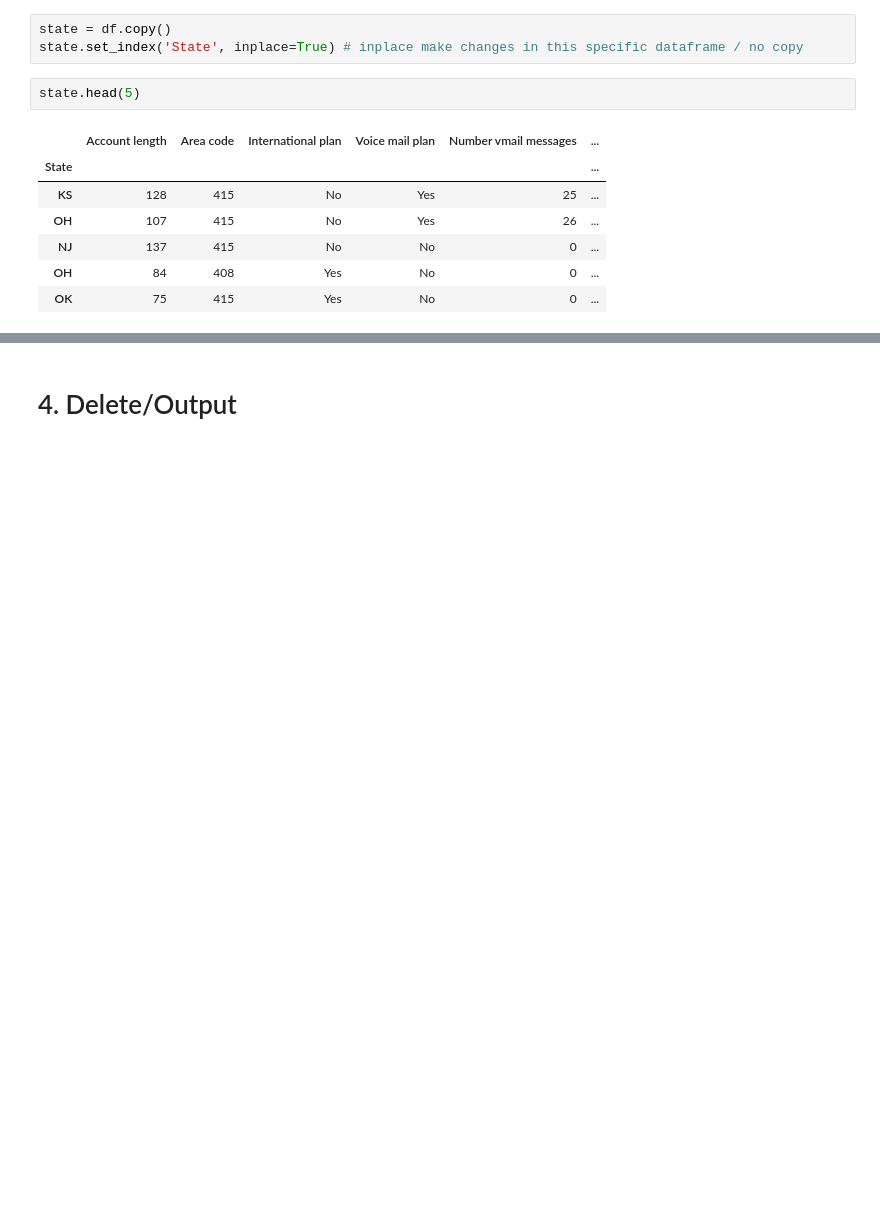
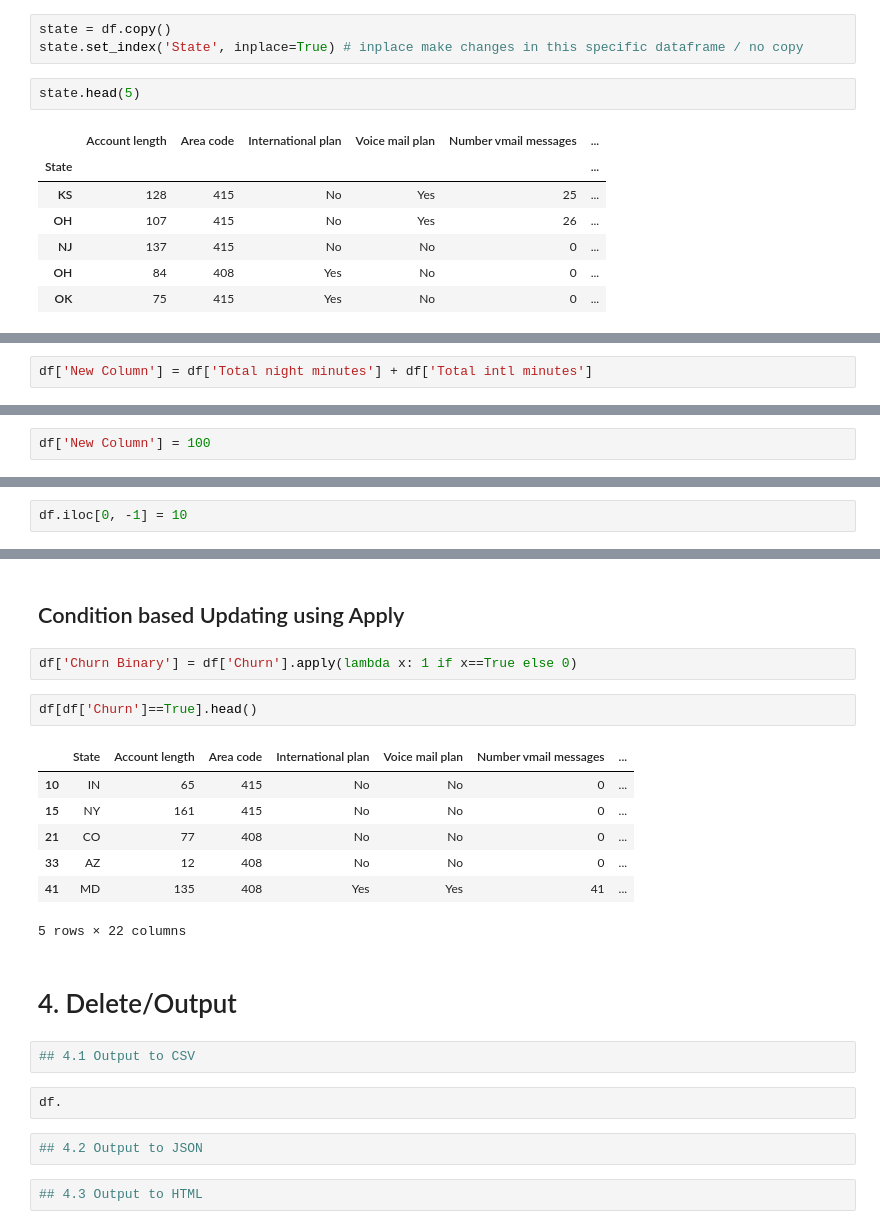
Before and after one commit to Marc-Kruiss/Jupyter_Notebook-Course, a Jupyter notebook: Pandas/Pandas Crash Course.ipynb, the cells around one changed output, grey strips where cells are left out. Drawn from its saved outputs; the diff is of its cells as text; blank space fills up the shorter version.

```diff
--- a/Pandas/Pandas Crash Course.ipynb
+++ b/Pandas/Pandas Crash Course.ipynb
@@ -253,0 +333,2 @@ state.head(5)
+# %%
+df['New Column'] = df['Total night minutes'] + df['Total intl minutes']
@@ -253,0 +347,2 @@ state.head(5)
+# %%
+df['New Column'] = 100
@@ -253,0 +361,2 @@ state.head(5)
+# %%
+df.iloc[0, -1] = 10
@@ -254,2 +373,24 @@ state.head(5)
+# %% [markdown]
+## Condition based Updating using Apply
+# %%
+df['Churn Binary'] = df['Churn'].apply(lambda x: 1 if x==True else 0)
+# %%
+df[df['Churn']==True].head()
+# %% [output]
+|  | State | Account length | Area code | International plan | Voice mail plan | Number vmail messages | ... |
+| 10 | IN | 65 | 415 | No | No | 0 | ... |
+| 15 | NY | 161 | 415 | No | No | 0 | ... |
+| 21 | CO | 77 | 408 | No | No | 0 | ... |
+| 33 | AZ | 12 | 408 | No | No | 0 | ... |
+| 41 | MD | 135 | 408 | Yes | Yes | 41 | ... |
+5 rows × 22 columns
 # %% [markdown]
 # 4. Delete/Output
+# %%
+## 4.1 Output to CSV
+# %%
+df.
+# %%
+## 4.2 Output to JSON
+# %%
+## 4.3 Output to HTML
```
Also changed, not shown: parts of 16 cells of this notebook, 1 other file.
